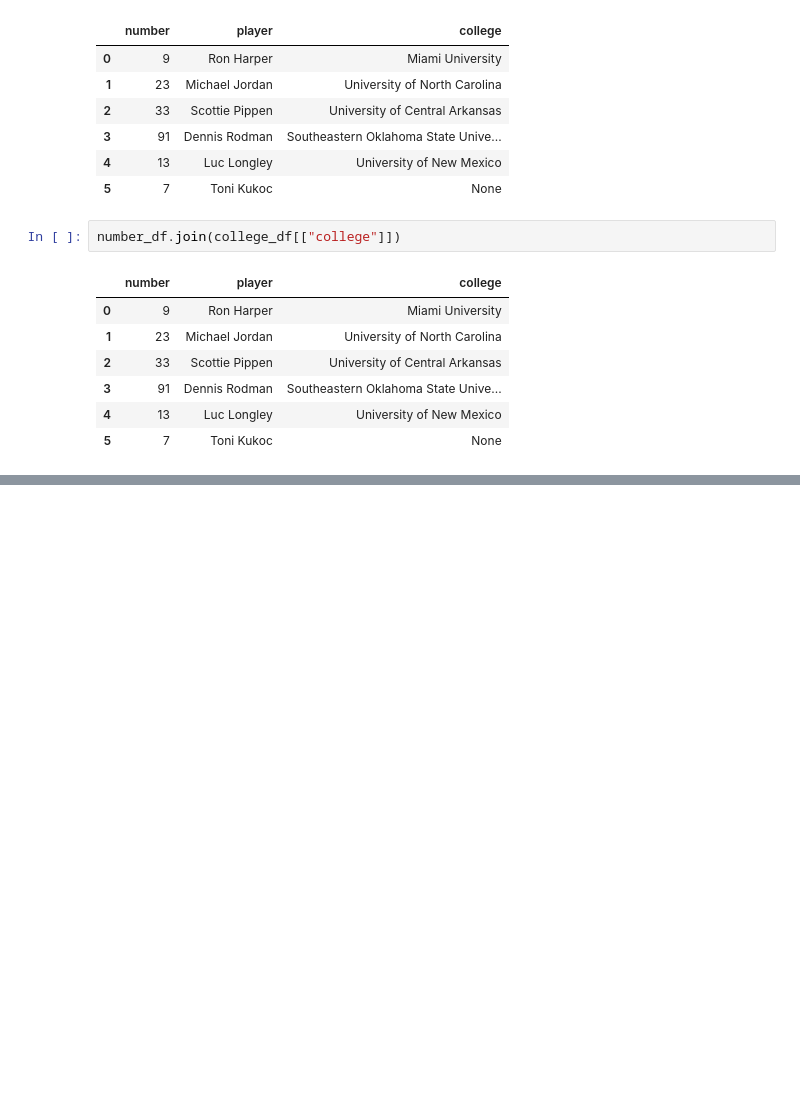
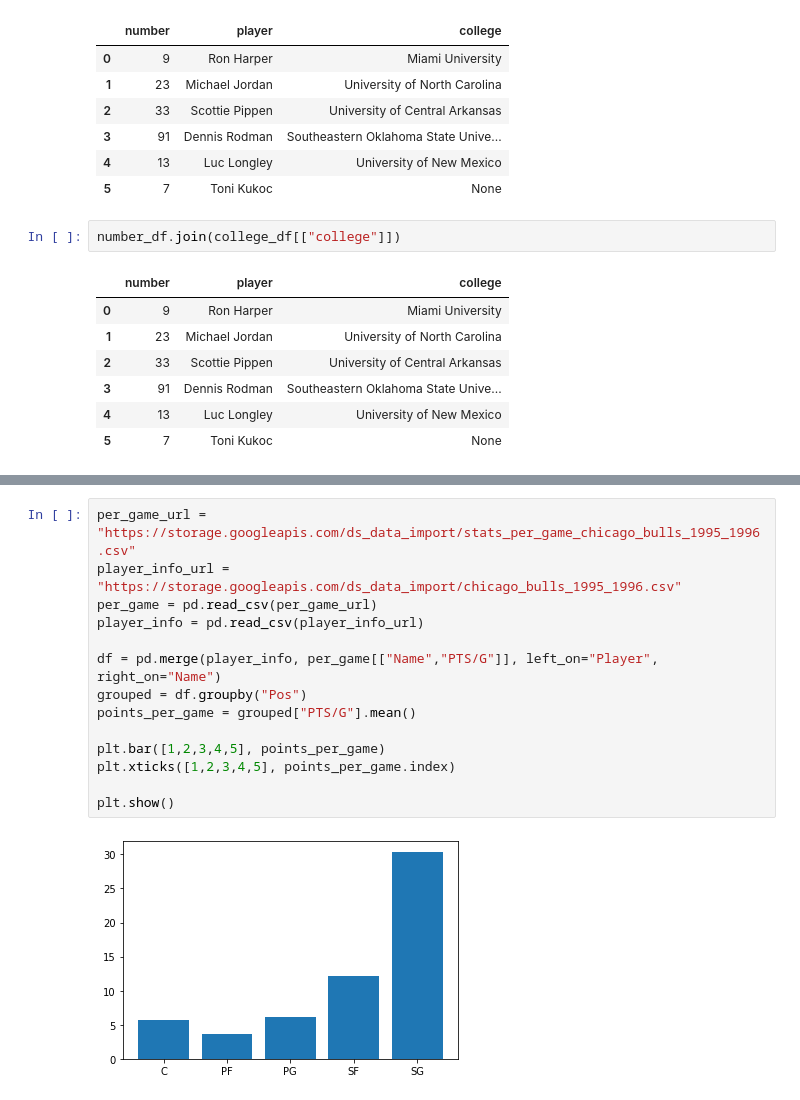
Before and after one commit to oouyang/learn_colab, a Jupyter notebook: Data_Science_in_Action.ipynb, the cells around one changed output, grey strips where cells are left out. Saved outputs shown, nothing was run; the diff lists cells and outputs as text; blank space fills up the shorter version.

```diff
--- a/Data_Science_in_Action.ipynb
+++ b/Data_Science_in_Action.ipynb
@@ -1588,0 +1900,16 @@ number_df.join(college_df[["college"]])
+# %%
+per_game_url = "https://storage.googleapis.com/ds_data_import/stats_per_game_chicago_bulls_1995_1996.csv"
+player_info_url = "https://storage.googleapis.com/ds_data_import/chicago_bulls_1995_1996.csv"
+per_game = pd.read_csv(per_game_url)
+player_info = pd.read_csv(player_info_url)
+
+df = pd.merge(player_info, per_game[["Name","PTS/G"]], left_on="Player", right_on="Name")
+grouped = df.groupby("Pos")
+points_per_game = grouped["PTS/G"].mean()
+
+plt.bar([1,2,3,4,5], points_per_game)
+plt.xticks([1,2,3,4,5], points_per_game.index)
+
+plt.show()
+# %% [output]
+[figure, added]
```
Also changed, not shown: parts of 72 cells of this notebook.
